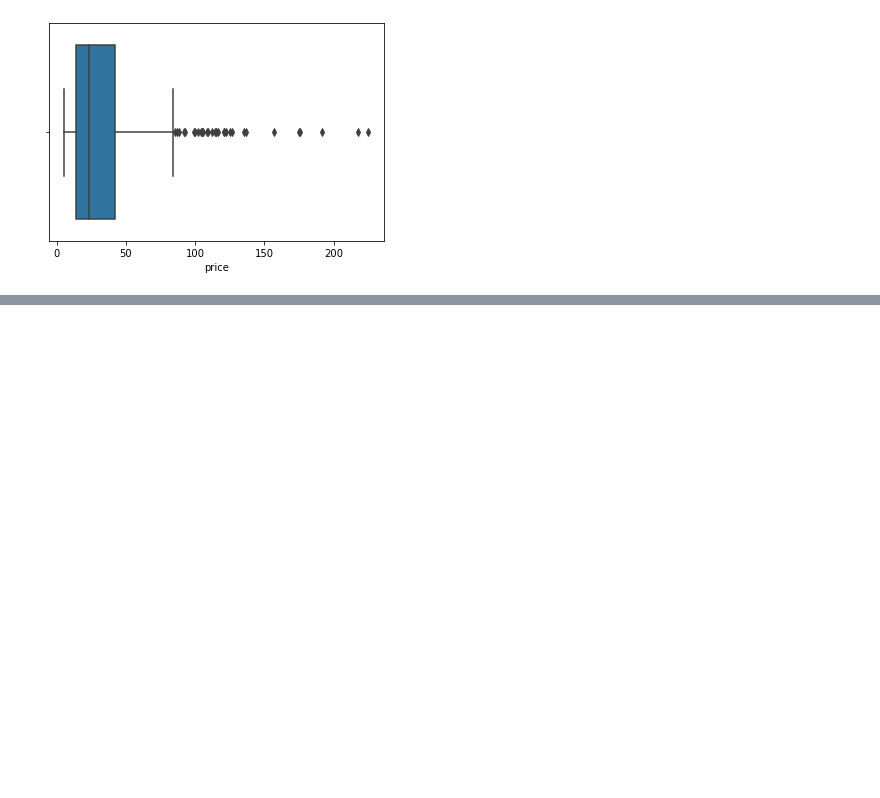
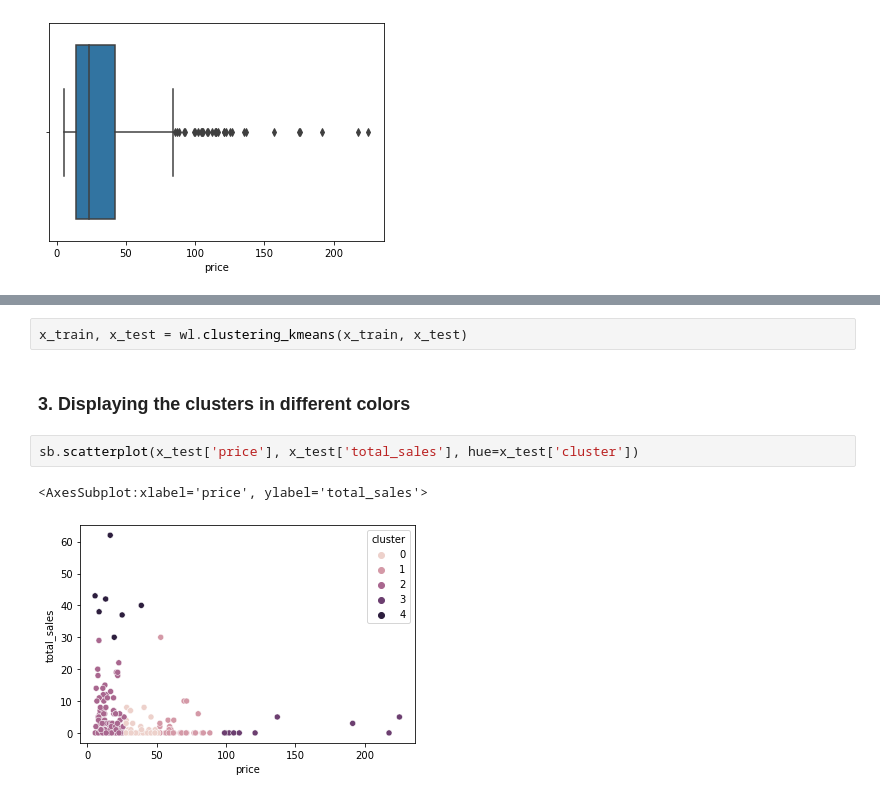
Before and after one commit to Etienne-COMBE/wine_spirit, a Jupyter notebook: src/main.ipynb, the cells around one changed output, grey strips where cells are left out. Cells and saved outputs as stored; diff of their text form; blank space fills up the shorter version.

```diff
--- a/src/main.ipynb
+++ b/src/main.ipynb
@@ -166,0 +187,9 @@ len(outliers)/len(fusion)
+# %%
+x_train, x_test = wl.clustering_kmeans(x_train, x_test)
+# %% [markdown]
+### **3. Displaying the clusters in different colors**
+# %%
+sb.scatterplot(x_test['price'], x_test['total_sales'], hue=x_test['cluster'])
+# %% [output]
+<AxesSubplot:xlabel='price', ylabel='total_sales'>
+[figure, added]
```
Also changed, not shown: parts of 25 cells of this notebook, 1 other file.
